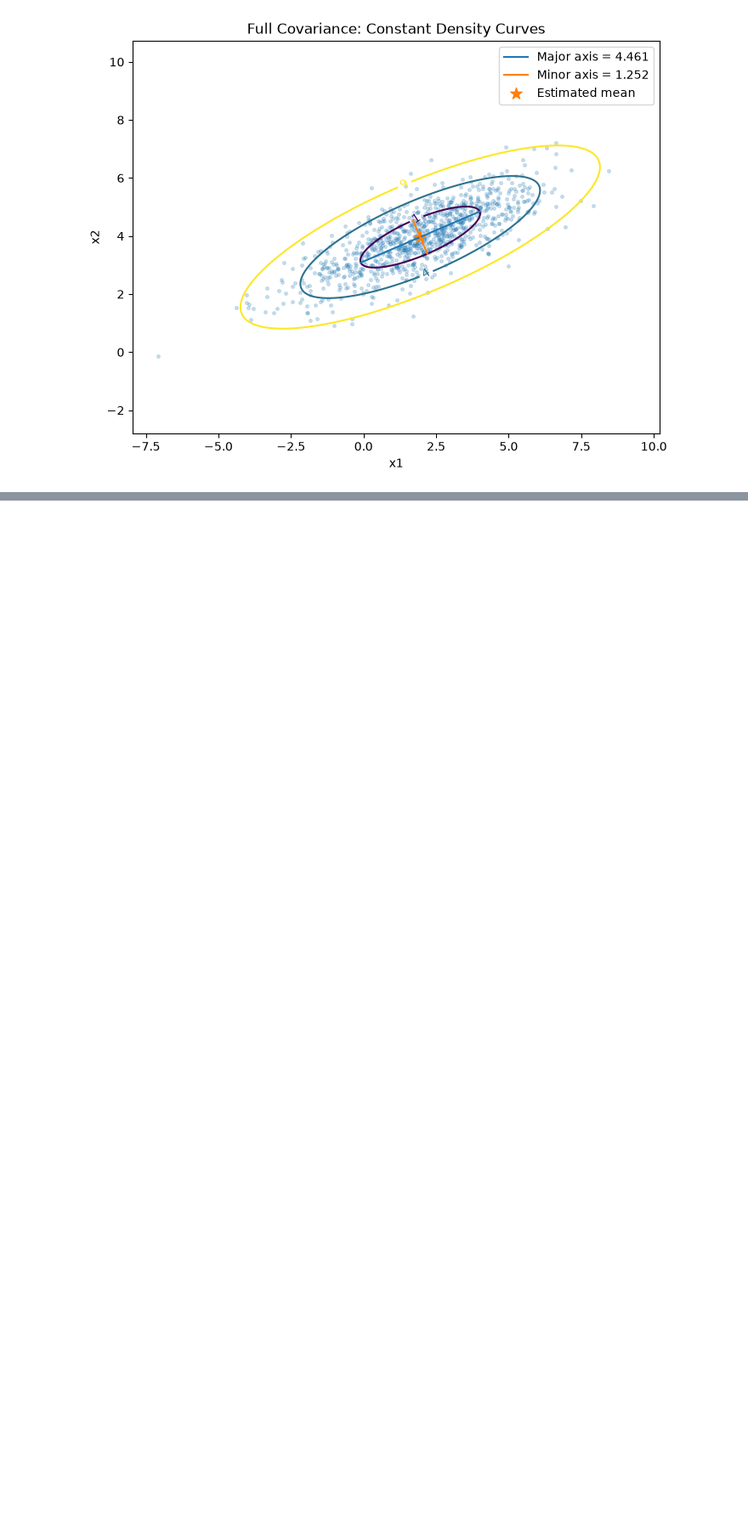
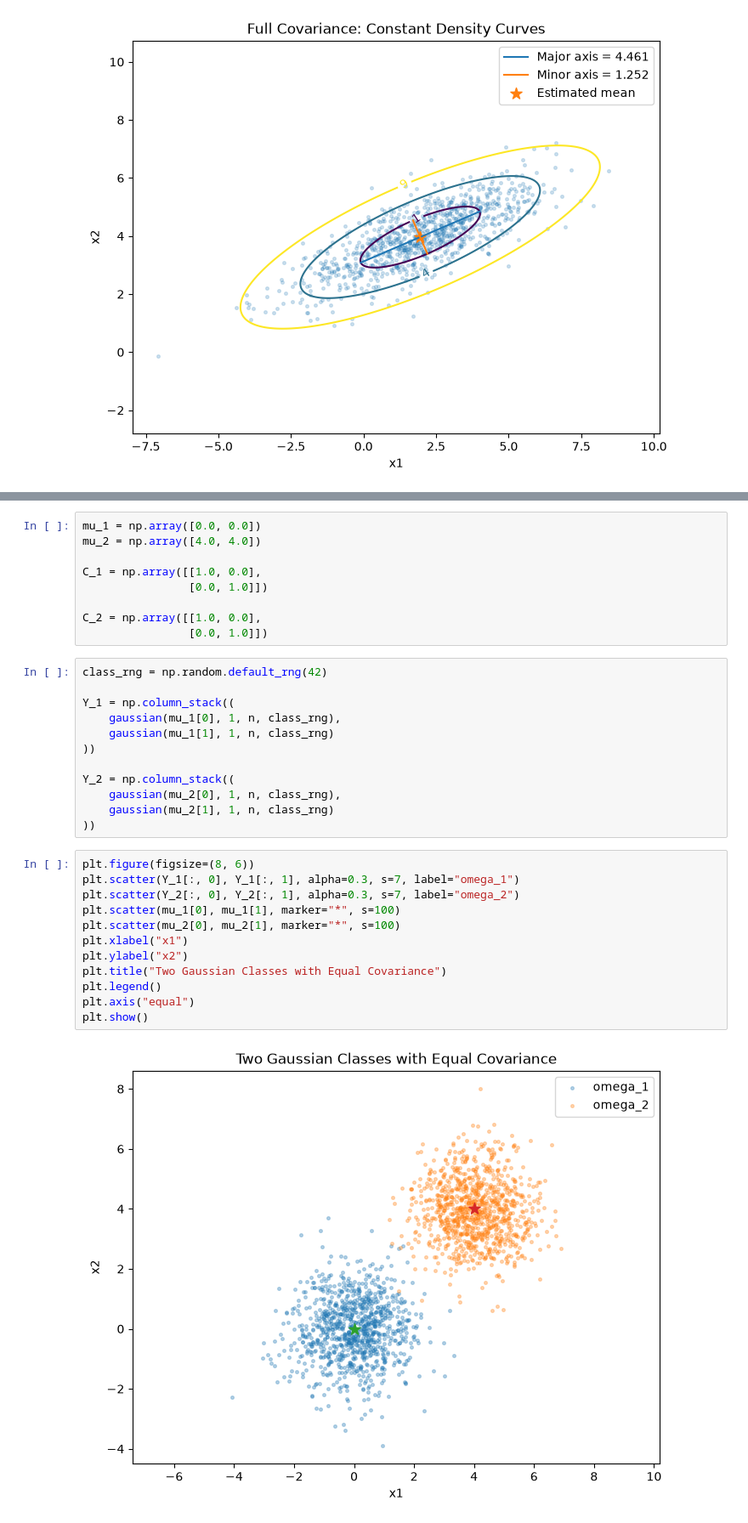
Before and after one commit to karywnl/pattern-recognition, a Jupyter notebook: lab4/lab4.ipynb, the cells around one changed output, grey strips where cells are left out. Shown at 85% size. Cells and saved outputs as stored; diff of their text form; blank space fills up the shorter version.

Commit message:
lab4: completed two gaussian classes

```diff
--- a/lab4/lab4.ipynb
+++ b/lab4/lab4.ipynb
@@ -327,0 +332,35 @@ plt.show()
+# %%
+mu_1 = np.array([0.0, 0.0])
+mu_2 = np.array([4.0, 4.0])
+
+C_1 = np.array([[1.0, 0.0],
+                [0.0, 1.0]])
+
+C_2 = np.array([[1.0, 0.0],
+                [0.0, 1.0]])
+# %%
+class_rng = np.random.default_rng(42)
+
+Y_1 = np.column_stack((
+    gaussian(mu_1[0], 1, n, class_rng),
+    gaussian(mu_1[1], 1, n, class_rng)
+))
+
+Y_2 = np.column_stack((
+    gaussian(mu_2[0], 1, n, class_rng),
+    gaussian(mu_2[1], 1, n, class_rng)
+))
+# %%
+plt.figure(figsize=(8, 6))
+plt.scatter(Y_1[:, 0], Y_1[:, 1], alpha=0.3, s=7, label="omega_1")
+plt.scatter(Y_2[:, 0], Y_2[:, 1], alpha=0.3, s=7, label="omega_2")
+plt.scatter(mu_1[0], mu_1[1], marker="*", s=100)
+plt.scatter(mu_2[0], mu_2[1], marker="*", s=100)
+plt.xlabel("x1")
+plt.ylabel("x2")
+plt.title("Two Gaussian Classes with Equal Covariance")
+plt.legend()
+plt.axis("equal")
+plt.show()
+# %% [output]
+[figure, added]
```
Also changed, not shown: parts of 12 cells of this notebook.
